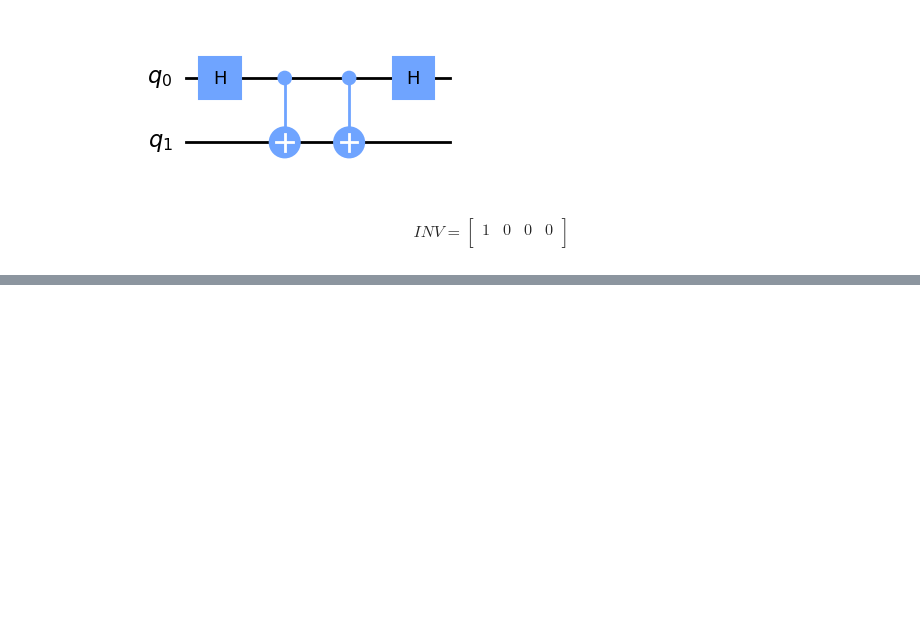
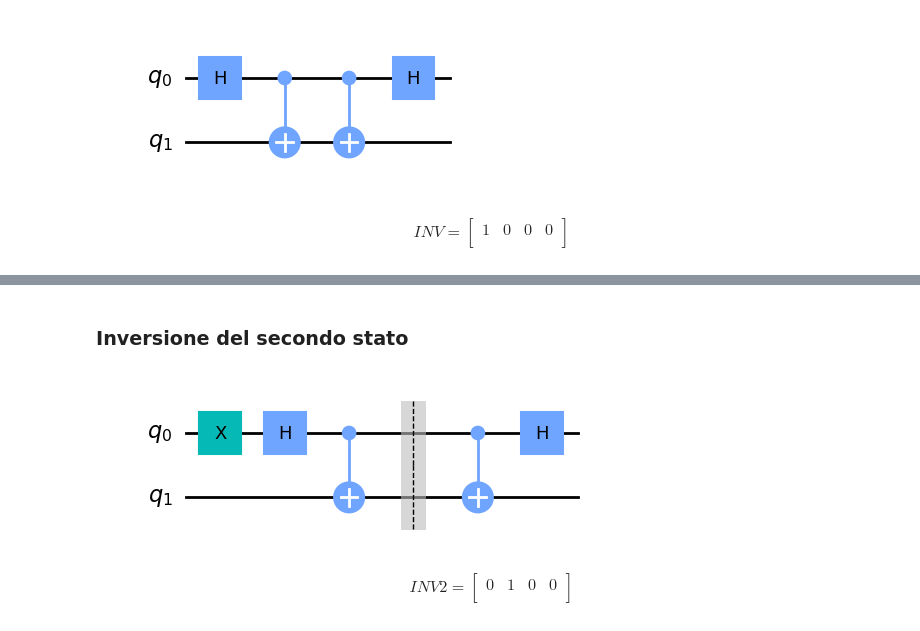
Before and after one commit to EmmanueleVilla/quantum_computing, a Jupyter notebook: Colab_10a_Gli_stati_di_Bell.ipynb, the cells around one changed output, grey strips where cells are left out. Drawn from its saved outputs; the diff is of its cells as text; code cells hidden in the pictures; blank space fills up the shorter version.

```diff
--- a/Colab_10a_Gli_stati_di_Bell.ipynb
+++ b/Colab_10a_Gli_stati_di_Bell.ipynb
@@ -119,0 +150,22 @@ $$
+# %% [markdown]
+### Inversione del secondo stato
+# %%
+qc = QuantumCircuit(2)
+qc.x(0)
+qc.h(0)
+qc.cx(0, 1)
+qc.barrier()
+qc.cx(0, 1)
+qc.h(0)
+qc.draw(output="mpl")
+# %% [output]
+[figure, added]
+# %%
+array_to_latex(get_state(qc), prefix="INV2=")
+# %% [output]
+$$
+INV2=
+\begin{bmatrix}
+0 & 1 & 0 & 0  \\
+ \end{bmatrix}
+$$
```
Also changed, not shown: parts of 11 cells of this notebook.
